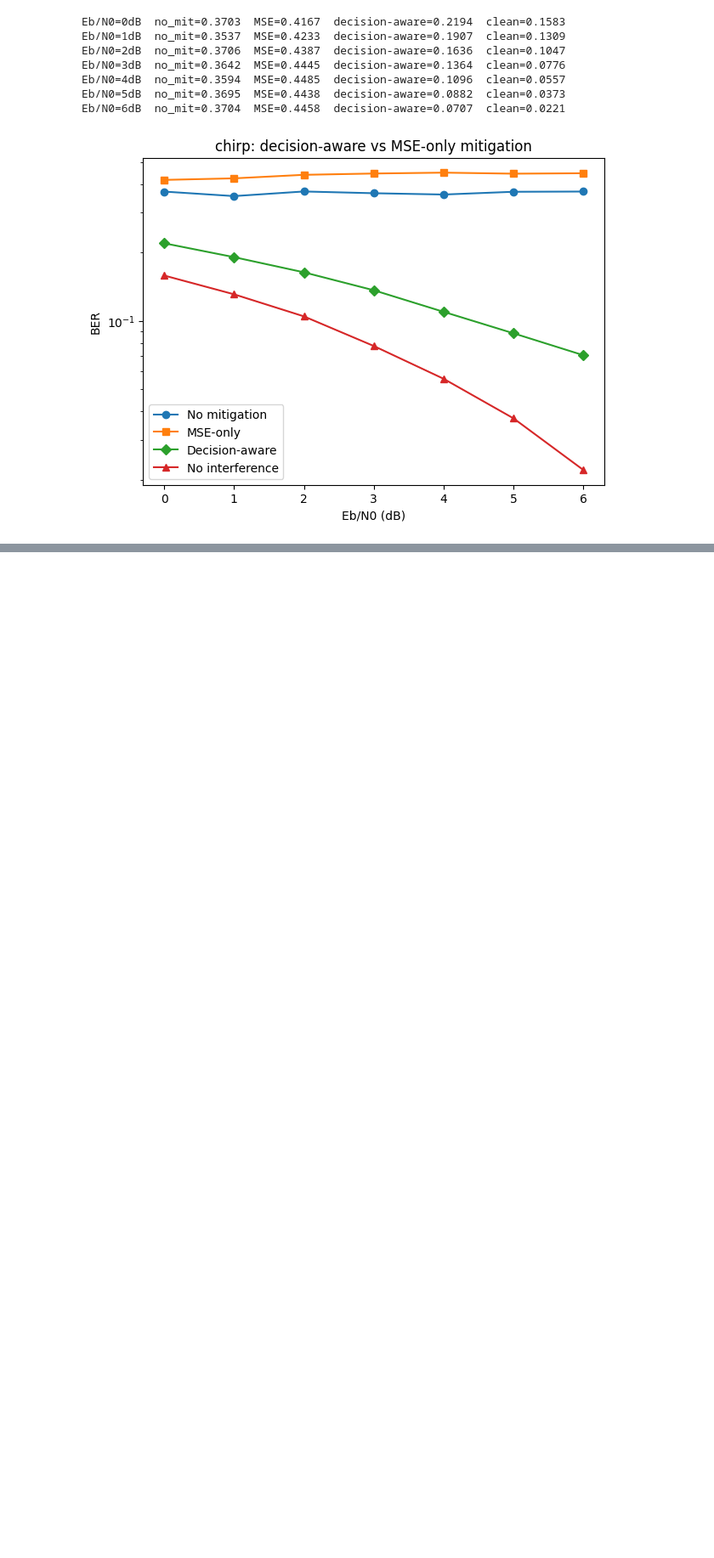
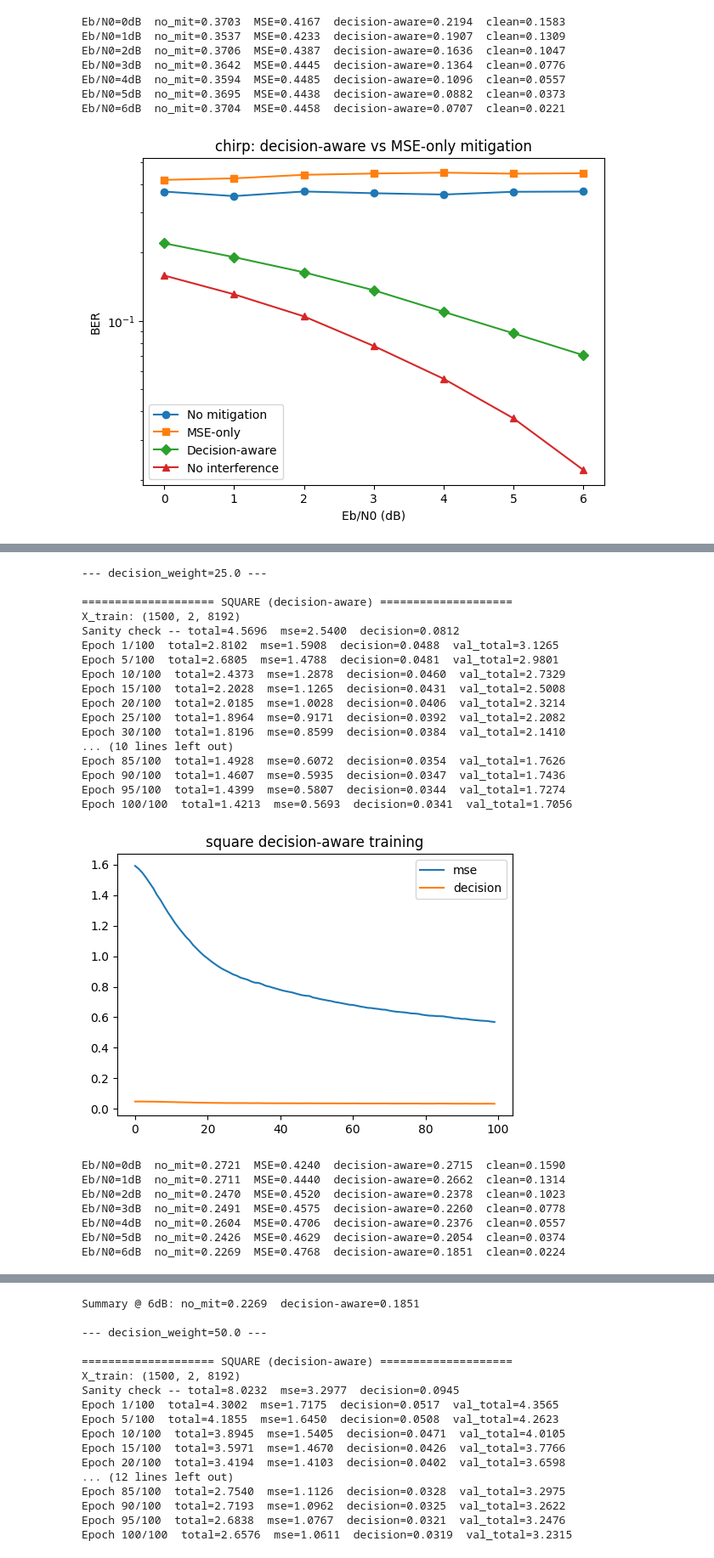
Before and after one commit to Evenjlin/deep-space-interference-ml, a Jupyter notebook: notebooks/09_decision_aware_mitigation.ipynb, the cells around one changed output, grey strips where cells are left out. Shown at 85% size. Saved outputs shown, nothing was run; the diff lists cells and outputs as text; code cells hidden in the pictures; blank space fills up the shorter version.

Commit message:
Step 9

```diff
--- a/notebooks/09_decision_aware_mitigation.ipynb
+++ b/notebooks/09_decision_aware_mitigation.ipynb
@@ -406,0 +473,49 @@ Eb/N0=6dB  no_mit=0.3704  MSE=0.4458  decision-aware=0.0707  clean=0.0221
+# %%
+# Cell 7 — decision_weight sweep for square specifically
+weight_candidates = [25.0, 50.0, 100.0]
+sweep_results = []
+
+for dw in weight_candidates:
+    print(f"\n--- decision_weight={dw} ---")
+    model_sq, history_sq, df_sq = run_decision_aware_experiment(
+        "square", cfg, rng, device, decision_weight=dw, margin=0.3)
+    # Grab the 6dB point as a quick comparative summary (largest effect visible there previously)
+    row_6db = df_sq[df_sq["ebn0_db"] == 6].iloc[0]
+    sweep_results.append({
+        "decision_weight": dw,
+        "ber_no_mit_6db": row_6db["ber_no_mitigation"],
+        "ber_mse_6db": row_6db["ber_mse_only"],
+        "ber_decision_aware_6db": row_6db["ber_decision_aware"],
+    })
+    print(f"Summary @ 6dB: no_mit={row_6db['ber_no_mitigation']:.4f}  "
+          f"decision-aware={row_6db['ber_decision_aware']:.4f}")
+
+sweep_df = pd.DataFrame(sweep_results)
+sweep_df.to_csv("results/step9c_square_weight_sweep.csv", index=False)
+print("\n", sweep_df)
+# %% [output]
+--- decision_weight=25.0 ---
+
+==================== SQUARE (decision-aware) ====================
+X_train: (1500, 2, 8192)
+Sanity check -- total=4.5696  mse=2.5400  decision=0.0812
+Epoch 1/100  total=2.8102  mse=1.5908  decision=0.0488  val_total=3.1265
+Epoch 5/100  total=2.6805  mse=1.4788  decision=0.0481  val_total=2.9801
+Epoch 10/100  total=2.4373  mse=1.2878  decision=0.0460  val_total=2.7329
+Epoch 15/100  total=2.2028  mse=1.1265  decision=0.0431  val_total=2.5008
+Epoch 20/100  total=2.0185  mse=1.0028  decision=0.0406  val_total=2.3214
+Epoch 25/100  total=1.8964  mse=0.9171  decision=0.0392  val_total=2.2082
+Epoch 30/100  total=1.8196  mse=0.8599  decision=0.0384  val_total=2.1410
+... (10 lines left out)
+Epoch 85/100  total=1.4928  mse=0.6072  decision=0.0354  val_total=1.7626
+Epoch 90/100  total=1.4607  mse=0.5935  decision=0.0347  val_total=1.7436
+Epoch 95/100  total=1.4399  mse=0.5807  decision=0.0344  val_total=1.7274
+Epoch 100/100  total=1.4213  mse=0.5693  decision=0.0341  val_total=1.7056
+[figure, added]
+Eb/N0=0dB  no_mit=0.2721  MSE=0.4240  decision-aware=0.2715  clean=0.1590
+Eb/N0=1dB  no_mit=0.2711  MSE=0.4440  decision-aware=0.2662  clean=0.1314
+Eb/N0=2dB  no_mit=0.2470  MSE=0.4520  decision-aware=0.2378  clean=0.1023
+Eb/N0=3dB  no_mit=0.2491  MSE=0.4575  decision-aware=0.2260  clean=0.0778
+Eb/N0=4dB  no_mit=0.2604  MSE=0.4706  decision-aware=0.2376  clean=0.0557
+Eb/N0=5dB  no_mit=0.2426  MSE=0.4629  decision-aware=0.2054  clean=0.0374
+Eb/N0=6dB  no_mit=0.2269  MSE=0.4768  decision-aware=0.1851  clean=0.0224
@@ -406,0 +523,17 @@ Eb/N0=6dB  no_mit=0.3704  MSE=0.4458  decision-aware=0.0707  clean=0.0221
+Summary @ 6dB: no_mit=0.2269  decision-aware=0.1851
+
+--- decision_weight=50.0 ---
+
+==================== SQUARE (decision-aware) ====================
+X_train: (1500, 2, 8192)
+Sanity check -- total=8.0232  mse=3.2977  decision=0.0945
+Epoch 1/100  total=4.3002  mse=1.7175  decision=0.0517  val_total=4.3565
+Epoch 5/100  total=4.1855  mse=1.6450  decision=0.0508  val_total=4.2623
+Epoch 10/100  total=3.8945  mse=1.5405  decision=0.0471  val_total=4.0105
+Epoch 15/100  total=3.5971  mse=1.4670  decision=0.0426  val_total=3.7766
+Epoch 20/100  total=3.4194  mse=1.4103  decision=0.0402  val_total=3.6598
+... (12 lines left out)
+Epoch 85/100  total=2.7540  mse=1.1126  decision=0.0328  val_total=3.2975
+Epoch 90/100  total=2.7193  mse=1.0962  decision=0.0325  val_total=3.2622
+Epoch 95/100  total=2.6838  mse=1.0767  decision=0.0321  val_total=3.2476
+Epoch 100/100  total=2.6576  mse=1.0611  decision=0.0319  val_total=3.2315
```
Also changed, not shown: parts of 7 cells of this notebook.
